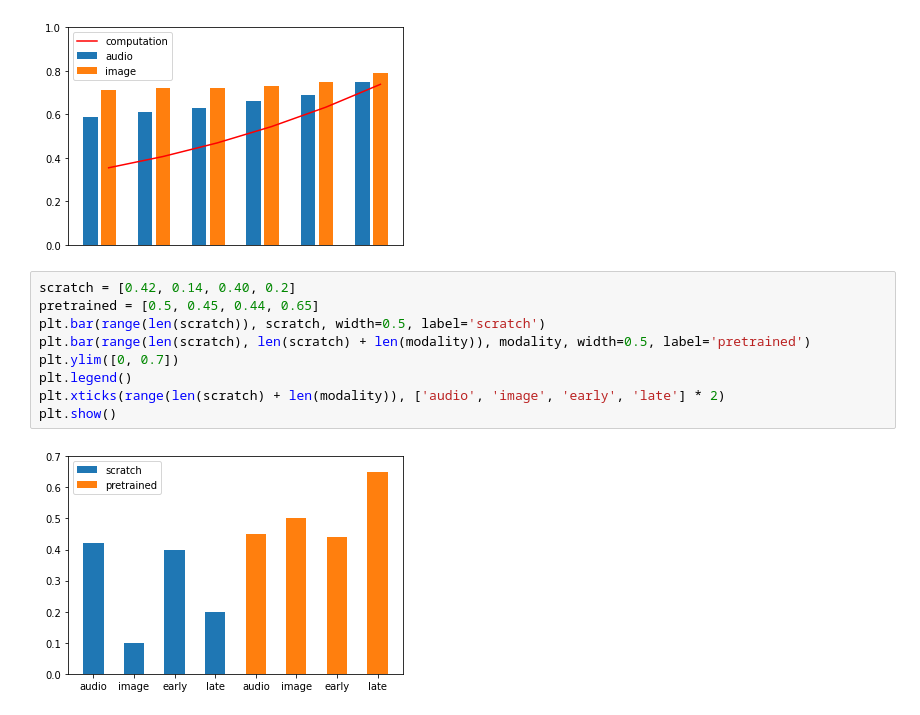
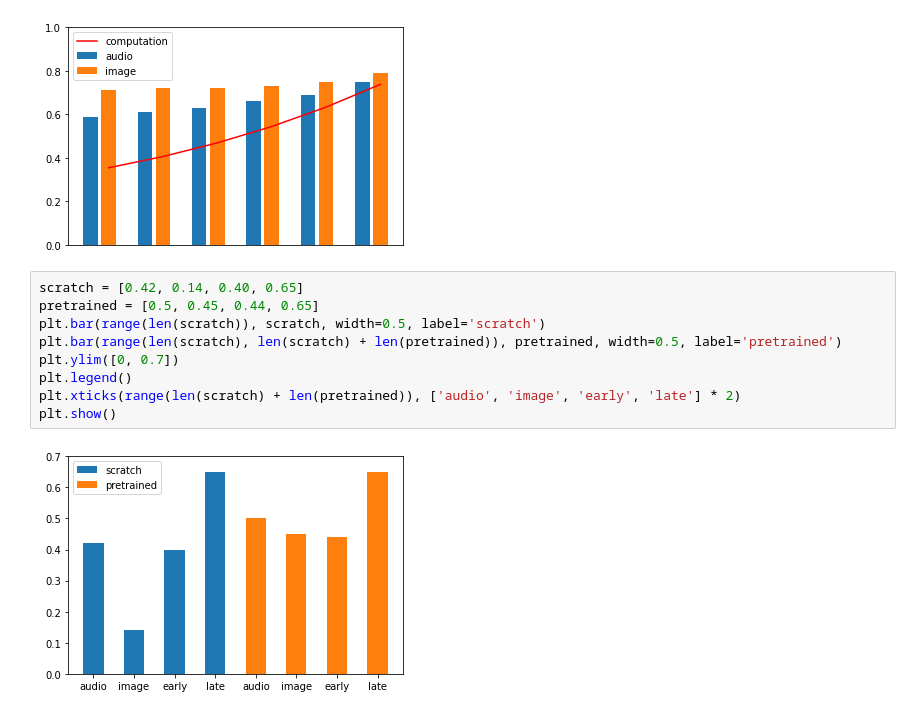
Before and after one commit to lixinghe1999/multi_modal, a Jupyter notebook: plot.ipynb, the cells around one changed output. Saved outputs shown, nothing was run; the diff lists cells and outputs as text.

```diff
--- a/plot.ipynb
+++ b/plot.ipynb
@@ -88,13 +88,13 @@ plt.show()
 # %% [output]
 [figure]
 # %%
-scratch = [0.42, 0.14, 0.40, 0.2]
+scratch = [0.42, 0.14, 0.40, 0.65]
 pretrained = [0.5, 0.45, 0.44, 0.65]
 plt.bar(range(len(scratch)), scratch, width=0.5, label='scratch')
-plt.bar(range(len(scratch), len(scratch) + len(modality)), modality, width=0.5, label='pretrained')
+plt.bar(range(len(scratch), len(scratch) + len(pretrained)), pretrained, width=0.5, label='pretrained')
 plt.ylim([0, 0.7])
 plt.legend()
-plt.xticks(range(len(scratch) + len(modality)), ['audio', 'image', 'early', 'late'] * 2)
+plt.xticks(range(len(scratch) + len(pretrained)), ['audio', 'image', 'early', 'late'] * 2)
 plt.show()
 # %% [output]
-[figure, old version]
+[figure, new version]
```
Also changed, not shown: 4 other files.
